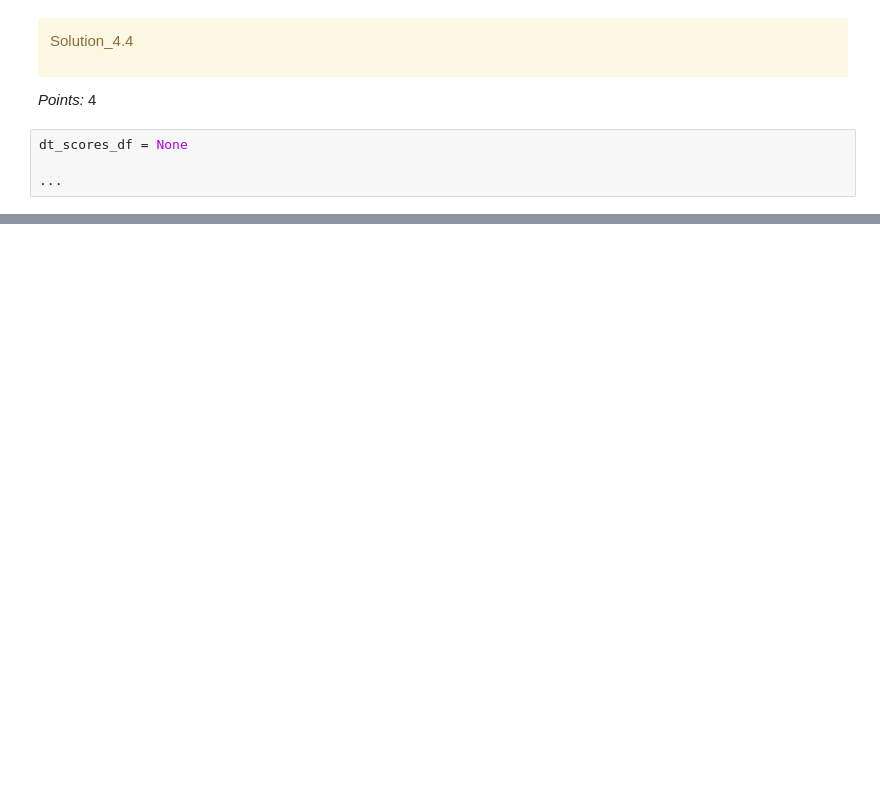
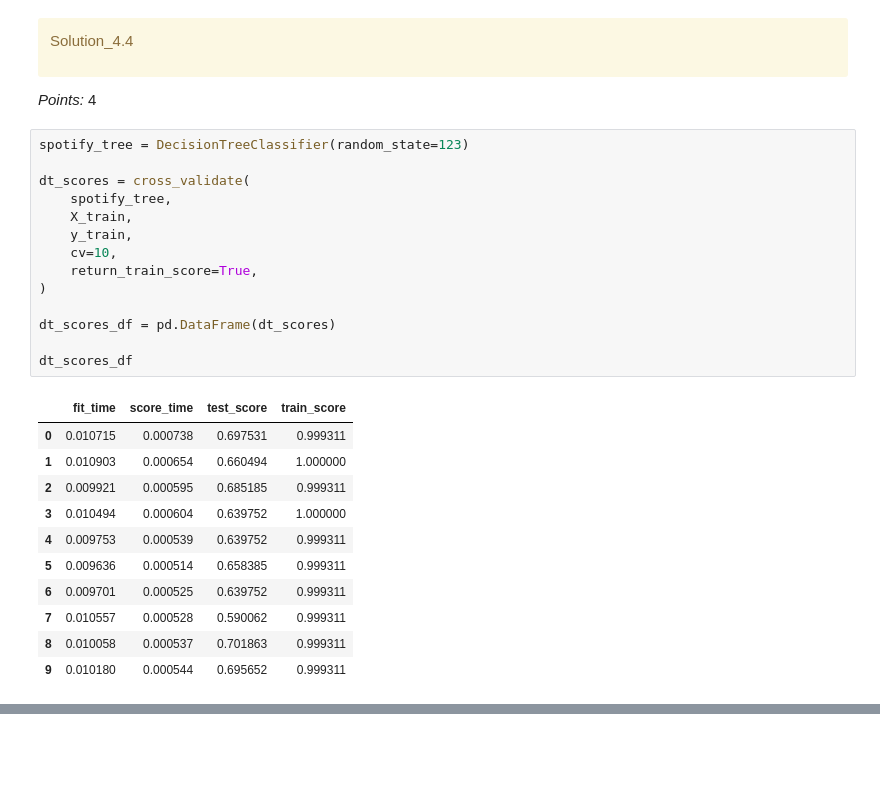
Before and after one commit to akherani16/hw2, a Jupyter notebook: hw2.ipynb, the cells around one changed output, grey strips where cells are left out. Drawn from its saved outputs; the diff is of its cells as text; blank space fills up the shorter version.

```diff
--- a/hw2.ipynb
+++ b/hw2.ipynb
@@ -788,9 +824,31 @@ Solution_4.4
 </div>
 
 _Points:_ 4
-# %%
-dt_scores_df = None
-
-...
+# %%
+spotify_tree = DecisionTreeClassifier(random_state=123)
+
+dt_scores = cross_validate(
+    spotify_tree,
+    X_train,
+    y_train,
+    cv=10,
+    return_train_score=True,
+)
+
+dt_scores_df = pd.DataFrame(dt_scores)
+
+dt_scores_df
+# %% [output]
+|  | fit_time | score_time | test_score | train_score |
+| 0 | 0.010715 | 0.000738 | 0.697531 | 0.999311 |
+| 1 | 0.010903 | 0.000654 | 0.660494 | 1.000000 |
+| 2 | 0.009921 | 0.000595 | 0.685185 | 0.999311 |
+| 3 | 0.010494 | 0.000604 | 0.639752 | 1.000000 |
+| 4 | 0.009753 | 0.000539 | 0.639752 | 0.999311 |
+| 5 | 0.009636 | 0.000514 | 0.658385 | 0.999311 |
+| 6 | 0.009701 | 0.000525 | 0.639752 | 0.999311 |
+| 7 | 0.010557 | 0.000528 | 0.590062 | 0.999311 |
+| 8 | 0.010058 | 0.000537 | 0.701863 | 0.999311 |
+| 9 | 0.010180 | 0.000544 | 0.695652 | 0.999311 |
 # %%
 grader.check("q4.4")
```
Also changed, not shown: parts of 54 cells of this notebook.
